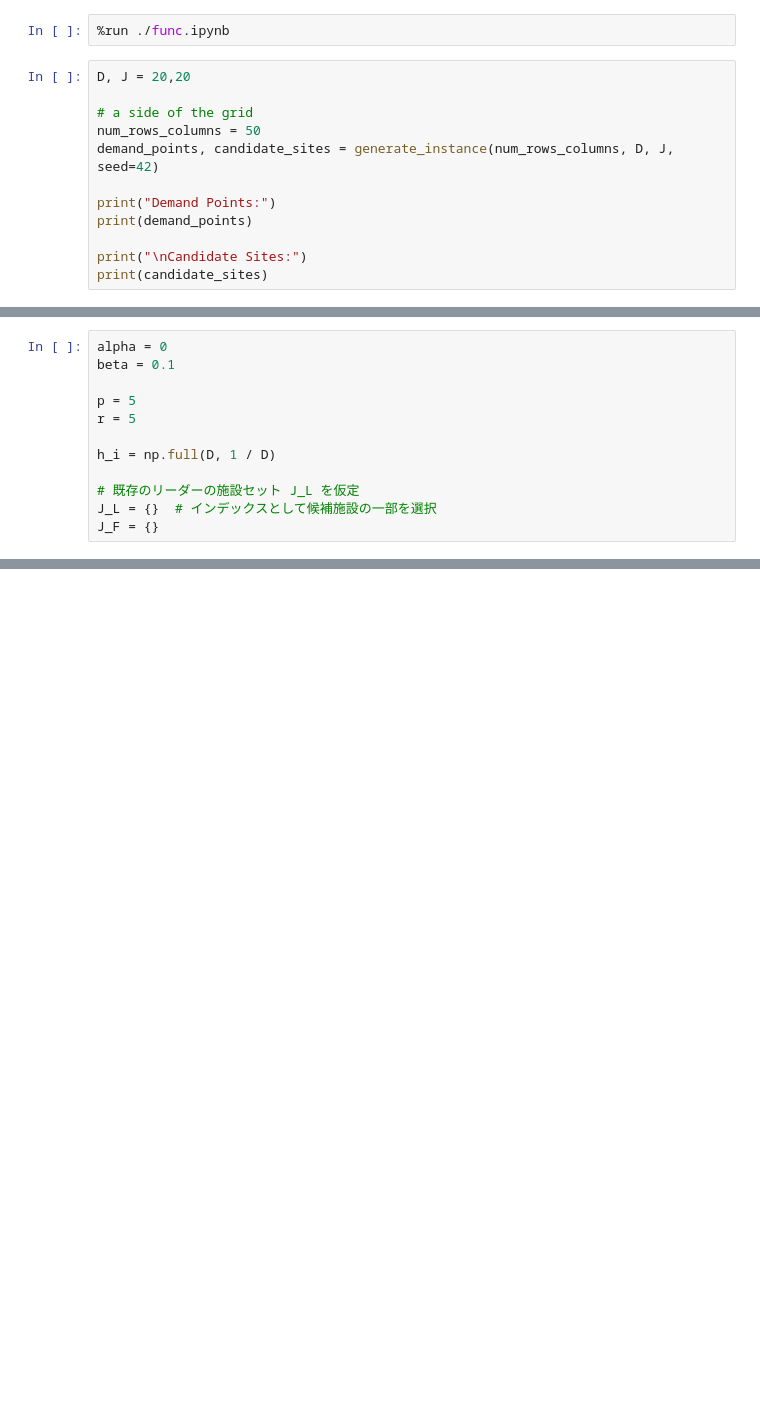
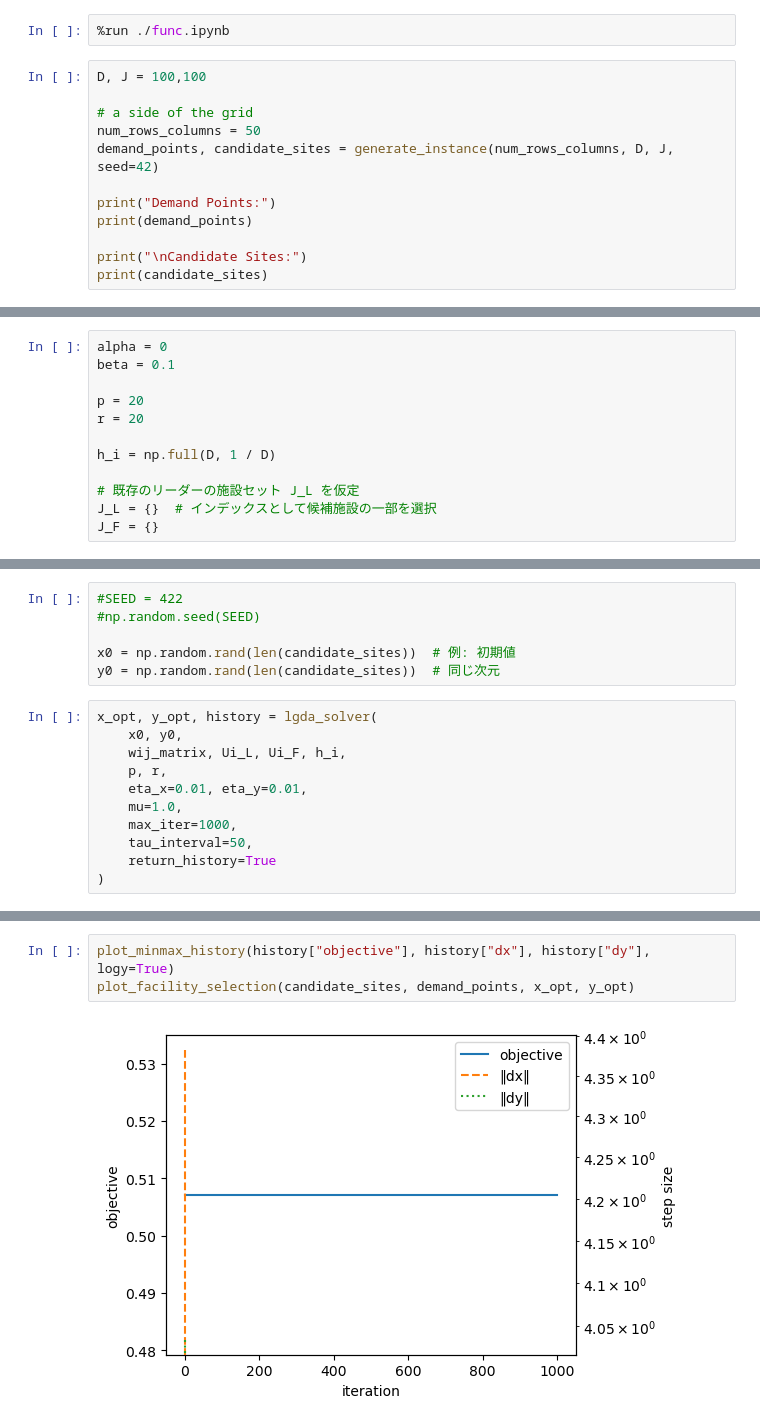
Before and after one commit to datty00725/allocate-probrem, a Jupyter notebook: mutaion_gda/execute.ipynb, the cells around one changed output, grey strips where cells are left out. Drawn from its saved outputs; the diff is of its cells as text; blank space fills up the shorter version.

```diff
--- a/mutaion_gda/execute.ipynb
+++ b/mutaion_gda/execute.ipynb
@@ -6,7 +6,7 @@ import matplotlib.pyplot as plt
 # %%
 %run ./func.ipynb
 # %%
-D, J = 20,20
+D, J = 100,100
 
 # a side of the grid
 num_rows_columns = 50
@@ -21,8 +27,8 @@ print(candidate_sites)
 alpha = 0
 beta = 0.1
 
-p = 5
-r = 5
+p = 20
+r = 20
 
 h_i = np.full(D, 1 / D)
 
@@ -46,0 +71,17 @@ print("\nU_i^F:", Ui_F)
+# %%
+#SEED = 422
+#np.random.seed(SEED)
+
+x0 = np.random.rand(len(candidate_sites))  # 例: 初期値
+y0 = np.random.rand(len(candidate_sites))  # 同じ次元
+# %%
+x_opt, y_opt, history = lgda_solver(
+    x0, y0,
+    wij_matrix, Ui_L, Ui_F, h_i,
+    p, r,
+    eta_x=0.01, eta_y=0.01,
+    mu=1.0,
+    max_iter=1000,
+    tau_interval=50,
+    return_history=True
+)
@@ -46,0 +112,5 @@ print("\nU_i^F:", Ui_F)
+# %%
+plot_minmax_history(history["objective"], history["dx"], history["dy"], logy=True)
+plot_facility_selection(candidate_sites, demand_points, x_opt, y_opt)
+# %% [output]
+[figure, added]
```
Also changed, not shown: parts of 6 cells of this notebook, 7 other files.
